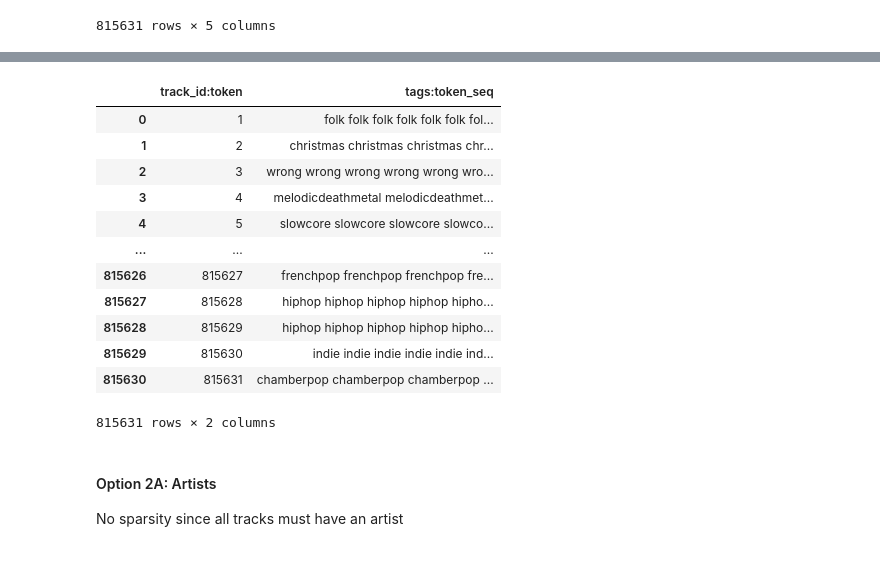
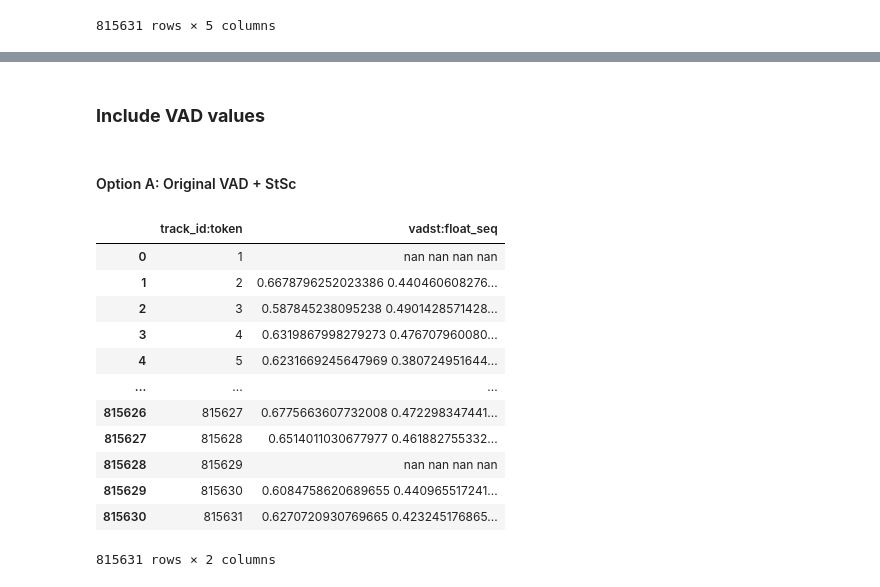
Before and after one commit to Acervans/lastfm_RS, a Jupyter notebook: lastfm_RS/backend/research/recbole_research/recbole_research.ipynb, the cells around one changed output, grey strips where cells are left out. Drawn from its saved outputs; the diff is of its cells as text; code cells hidden in the pictures.

```diff
--- a/lastfm_RS/backend/research/recbole_research/recbole_research.ipynb
+++ b/lastfm_RS/backend/research/recbole_research/recbole_research.ipynb
@@ -89,26 +110,30 @@ track_data
 # %%
-grouped_tags = track_data[['track_id', 'tags']]
-grouped_tags.columns = RECBOLE_TAG_COLS
-
-grouped_tags.to_csv(f'{DATA_DIR}/{LASTFM_RB}/{LASTFM_RB}.item', index=False, sep='\t')
-
-grouped_tags
+track_all.to_csv(f'{DATA_DIR}/{LASTFM_RB}/{LASTFM_RB}.item', index=False, sep='\t')
-# %% [output]
-|  | track_id:token | tags:token_seq |
-| 0 | 1 | folk folk folk folk folk folk fol... |
-| 1 | 2 | christmas christmas christmas chr... |
-| 2 | 3 | wrong wrong wrong wrong wrong wro... |
-| 3 | 4 | melodicdeathmetal melodicdeathmet... |
-| 4 | 5 | slowcore slowcore slowcore slowco... |
-| ... | ... | ... |
-| 815626 | 815627 | frenchpop frenchpop frenchpop fre... |
-| 815627 | 815628 | hiphop hiphop hiphop hiphop hipho... |
-| 815628 | 815629 | hiphop hiphop hiphop hiphop hipho... |
-| 815629 | 815630 | indie indie indie indie indie ind... |
-| 815630 | 815631 | chamberpop chamberpop chamberpop ... |
-815631 rows × 2 columns
-# %% [markdown]
-#### Option 2A: Artists
-
-No sparsity since all tracks must have an artist
+# %% [markdown]
+### __Include VAD values__
+# %% [markdown]
+#### Option A: Original VAD + StSc
+# %%
+all_vads = pd.read_csv(DATA_DIR + 'all_tracks_vads.zip', sep='\t')
+
+vads = all_vads[['Track'] + OG_COLS].copy()
+vads['VADStSc'] = vads[OG_COLS].astype(str).apply(lambda x: ' '.join(x), axis=1)
+vads.drop(columns=OG_COLS, inplace=True)
+vads.columns = RECBOLE_VAD_COLS
+
+vads
+# %% [output]
+|  | track_id:token | vadst:float_seq |
+| 0 | 1 | nan nan nan nan |
+| 1 | 2 | 0.6678796252023386 0.440460608276... |
+| 2 | 3 | 0.587845238095238 0.4901428571428... |
+| 3 | 4 | 0.6319867998279273 0.476707960080... |
+| 4 | 5 | 0.6231669245647969 0.380724951644... |
+| ... | ... | ... |
+| 815626 | 815627 | 0.6775663607732008 0.472298347441... |
+| 815627 | 815628 | 0.6514011030677977 0.461882755332... |
+| 815628 | 815629 | nan nan nan nan |
+| 815629 | 815630 | 0.6084758620689655 0.440965517241... |
+| 815630 | 815631 | 0.6270720930769665 0.423245176865... |
+815631 rows × 2 columns
 # %%
```
Also changed, not shown: parts of 27 cells of this notebook, 2 other files.
